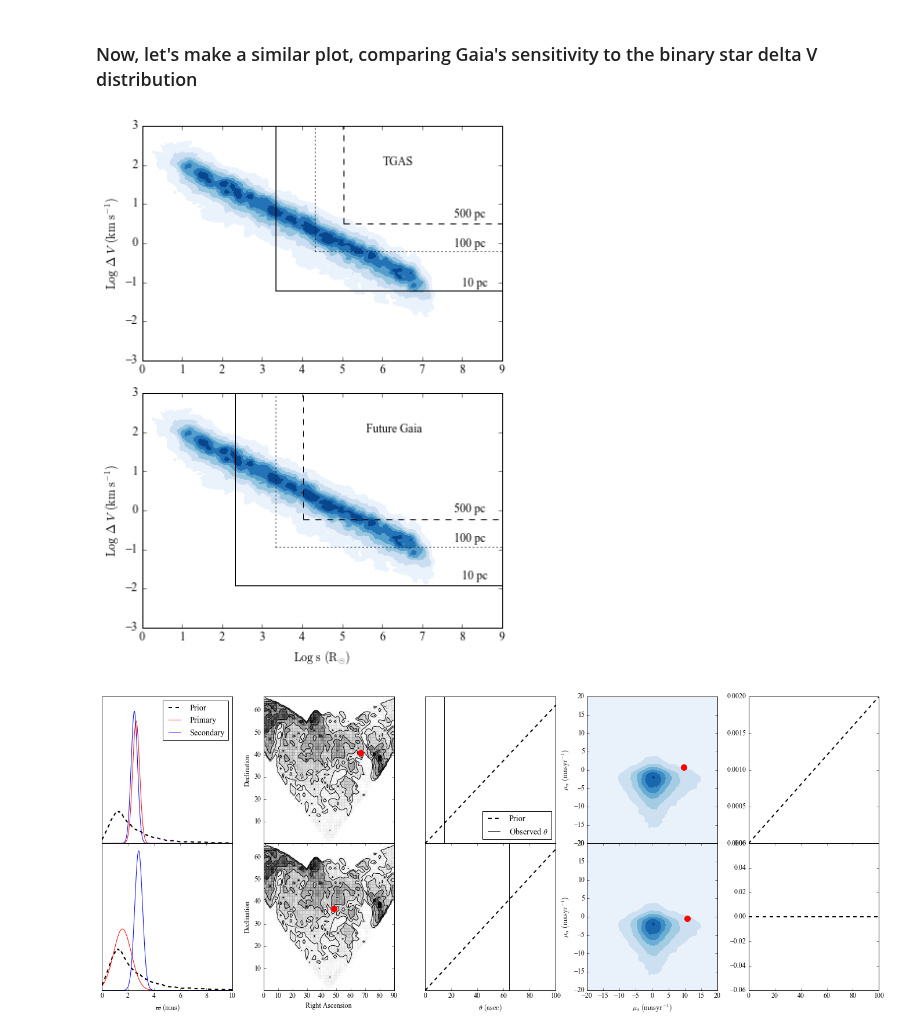
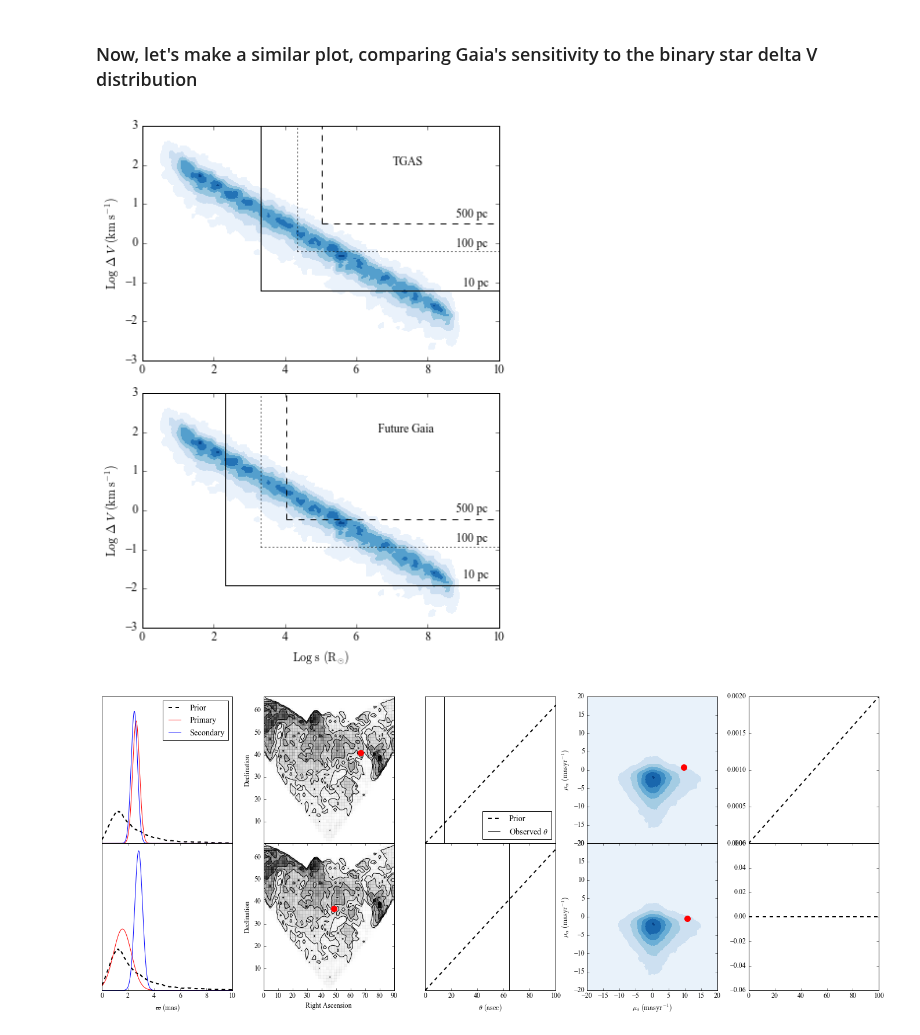
Before and after one commit to astroJeff/gaia_binaries, a Jupyter notebook: notebooks/TGAS_general.ipynb, the cells around one changed output. Cells and saved outputs as stored; diff of their text form; code cells hidden in the pictures.

```diff
--- a/notebooks/TGAS_general.ipynb
+++ b/notebooks/TGAS_general.ipynb
@@ -719,7 +719,7 @@ fig, ax = plt.subplots(2, 1, figsize=(6,8))
 
 
 nbins = 100
-xmin, xmax = 0.0, 9.0
+xmin, xmax = 0.0, 10.0
 ymin, ymax = -3.0, 3.0
 
 xbins = np.linspace(xmin, xmax, nbins)
@@ -764,11 +764,11 @@ ax[0].plot([np.log10(s_lim_10pc),np.log10(s_lim_10pc)], [np.log10(delta_v_lim_10
            color='k', linestyle='solid')
 
 
-ax[0].text(7.8, 0.65, '500 pc')
-ax[0].text(7.8, -0.1, '100 pc')
-ax[0].text(8.0, -1.1, '10 pc')
+ax[0].text(8.8, 0.65, '500 pc')
+ax[0].text(8.8, -0.1, '100 pc')
+ax[0].text(9.0, -1.1, '10 pc')
 
-ax[0].text(6.0, 2.0, "TGAS")
+ax[0].text(7.0, 2.0, "TGAS")
 
 
 
@@ -787,38 +787,38 @@ delta_v_lim_10pc = sigma_pm * 1.0/(1.0e3*3600.0*180.0/np.pi) * (10.0*c.pc_to_cm/
 s_lim_10pc = theta_lim * 1.0/(3600.0*180.0/np.pi) * (10.0*c.pc_to_cm/c.Rsun_to_cm)
 
 
 ax[1].plot([np.log10(s_lim_500pc),xmax], [np.log10(delta_v_lim_500pc), np.log10(delta_v_lim_500pc)],
            color='k', linestyle='dashed')
 ax[1].plot([np.log10(s_lim_500pc),np.log10(s_lim_500pc)], [np.log10(delta_v_lim_500pc), ymax],
            color='k', linestyle='dashed')
 
 ax[1].plot([np.log10(s_lim_100pc),xmax], [np.log10(delta_v_lim_100pc), np.log10(delta_v_lim_100pc)],
            color='k', linestyle='dotted')
 ax[1].plot([np.log10(s_lim_100pc),np.log10(s_lim_100pc)], [np.log10(delta_v_lim_100pc), ymax],
            color='k', linestyle='dotted')
 
 ax[1].plot([np.log10(s_lim_10pc),xmax], [np.log10(delta_v_lim_10pc), np.log10(delta_v_lim_10pc)],
            color='k', linestyle='solid')
 ax[1].plot([np.log10(s_lim_10pc),np.log10(s_lim_10pc)], [np.log10(delta_v_lim_10pc), ymax],
            color='k', linestyle='solid')
 
 
 
 
-ax[1].text(7.8, -0.05, '500 pc')
-ax[1].text(7.8, -0.8, '100 pc')
-ax[1].text(8.0, -1.75, '10 pc')
+ax[1].text(8.8, -0.05, '500 pc')
+ax[1].text(8.8, -0.8, '100 pc')
+ax[1].text(9.0, -1.75, '10 pc')
 
-ax[1].text(5.6, 2.0, "Future Gaia")
+ax[1].text(6.6, 2.0, "Future Gaia")
 
 
 fig.subplots_adjust(wspace=0)
 
 plt.tight_layout()
 plt.savefig('../figures/Gaia_s_dV_limits.pdf')
 #plt.show()
 # %% [output]
-[figure, old version]
+[figure, new version]
 # %%
 import parallax
 from scipy.stats import norm
```
Also changed, not shown: 1 other file.
